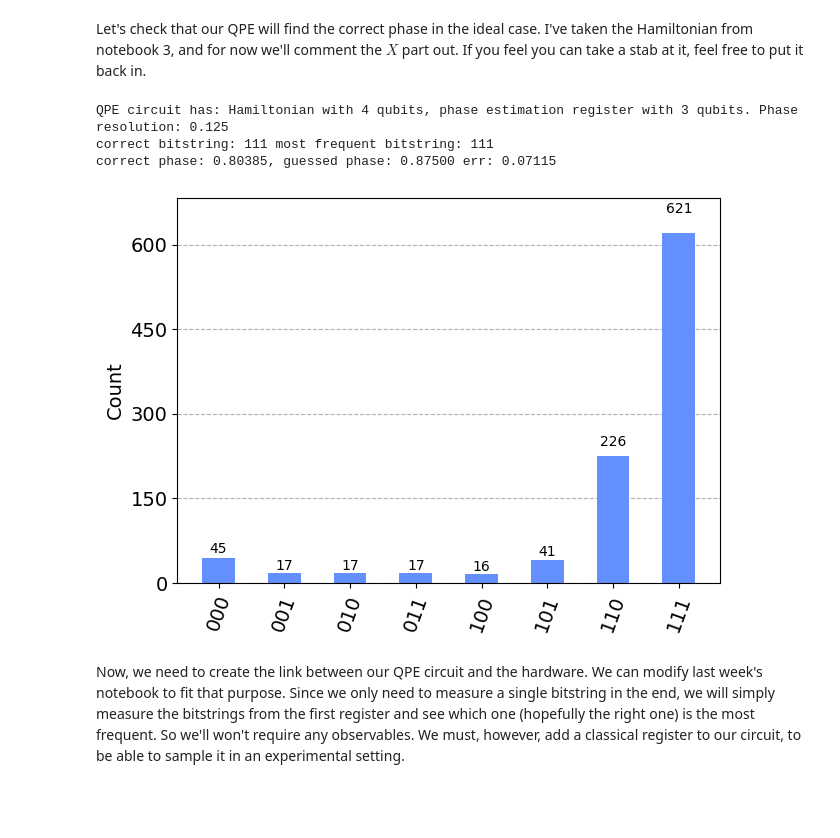
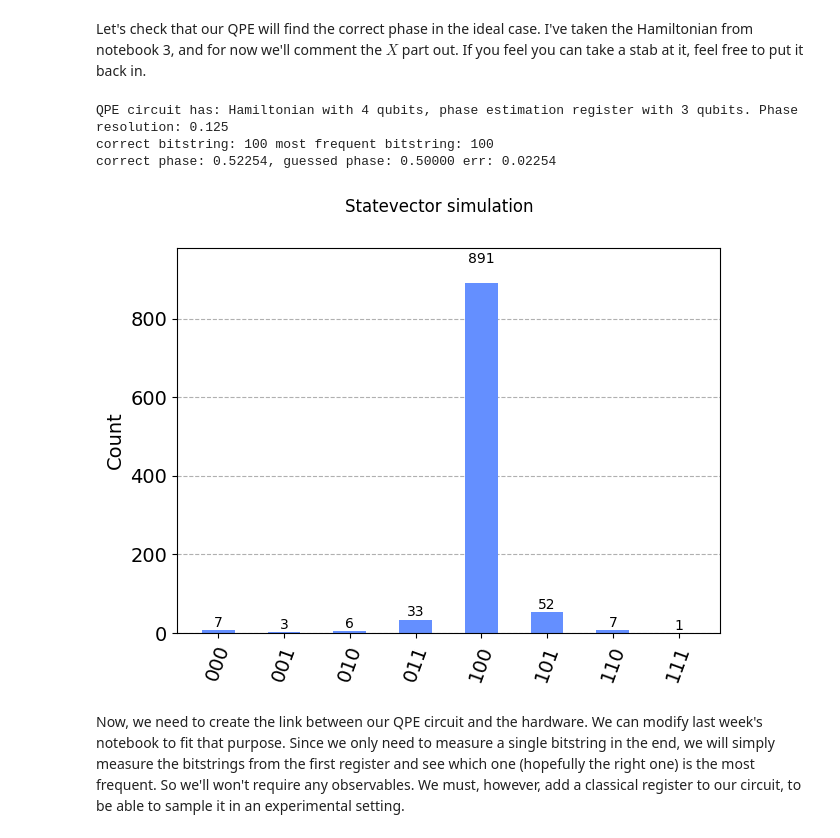
Before and after one commit to lmarti-dev/qiskit-tutorials, a Jupyter notebook: notebooks/solutions/07b_ibm_qpe.ipynb, the cells around one changed output. Cells and saved outputs as stored; diff of their text form; code cells hidden in the pictures; blank space fills up the shorter version.

```diff
--- a/notebooks/solutions/07b_ibm_qpe.ipynb
+++ b/notebooks/solutions/07b_ibm_qpe.ipynb
@@ -41,7 +47,6 @@ from qiskit.circuit.library import QFT, PauliEvolutionGate
 from qiskit.quantum_info import SparsePauliOp, Statevector
 from qiskit.result import Counts
 from qiskit.visualization import plot_histogram
-import matplotlib.pyplot as plt
 
 def from_bitstring(n_qubits:int,bitstring:str)->int:
     if isinstance(bitstring,str):
@@ -56,7 +61,7 @@ def to_bitstring(n_qubits:int,ind:str)->int:
 
 def time_evolution_unitaries(r1:int,ham:np.ndarray,time:float)->Iterable:
     for m in range(r1):
-        rut=PauliEvolutionGate(ham,time=time*(2**m))
+        rut=PauliEvolutionGate(ham,time=-time*(2**m))
         yield rut
 
 def controlled_U_gate(circ:QuantumCircuit,ctrl:int,targs:list,pauli_evgate:PauliEvolutionGate)->None:
@@ -80,7 +85,7 @@ def qpe_circuit(r1:int,ham:SparsePauliOp,target_idx:int,time_scaling:float):
 
     r2 = ham.num_qubits
     target_energy,target_state,target_state_bitstring= get_targets(ham.to_matrix(),target_idx)
-    target_phase = np.mod(target_energy*time_scaling,1)
+    target_phase = np.mod(target_energy*time_scaling/(2*np.pi),1)
     first_register=QuantumRegister(r1,"first")
     second_register=QuantumRegister(r2,"second")
 
@@ -97,9 +102,6 @@ def qpe_circuit(r1:int,ham:SparsePauliOp,target_idx:int,time_scaling:float):
         controlled_U_gate(circ=circ,ctrl=ind,targs=second_register,pauli_evgate=time_unitary)
 
     circ.append(QFT(num_qubits=len(first_register),inverse=True,do_swaps=True),qargs=first_register)
-
-
-
     return circ,target_phase,target_state,target_state_bitstring
 
 
@@ -110,48 +112,62 @@ def phase_from_counts(counts:dict)->float:
     return np.sum([(int(v))*2**-(i+1) for i,v in enumerate(bitstring)]),bitstring,fig
 
 
-def phase_from_statevector_simulation(circ:QuantumCircuit,psi:np.ndarray,n_shots:int=1000)->float:
+def phase_from_statevector_simulation(circ:QuantumCircuit,n_shots:int=1000)->float:
     statevector = Statevector.from_instruction(circ)
     r1=len(circ.qregs[0])
     counts=statevector.sample_counts(n_shots,qargs=range(r1))
-    return phase_from_counts(counts)
+    return *phase_from_counts(counts),counts
 
 def print_info(target_phase:float,computed_phase:float,output_bitstring:str,correct_bitstring:str):
     print(f"correct bitstring: {correct_bitstring} most frequent bitstring: {output_bitstring}")
     print(f"correct phase: {target_phase:.5f}, guessed phase: {computed_phase:.5f} err: {np.abs(target_phase-computed_phase):.5f}")
 
 def get_correct_bitstring(target_phase:float,r1:int):
-    return to_bitstring(r1,int(np.ceil(target_phase*(2**r1))))
+    return to_bitstring(r1,int(np.round(target_phase*(2**r1))))
 # %% [markdown]
 Let's check that our QPE will find the correct phase in the ideal case. I've taken the Hamiltonian from notebook 3, and for now we'll comment the $X$ part out. If you feel you can take a stab at it, feel free to put it back in.
 # %%
+# number of qubits in register
+r1 = 3
 r2 = 4
-J=1
-g=1
 
-hamiltonian_J = sum([J*SparsePauliOp(s*"I"+"ZZ"+(r2-2-s)*"I") for s in range(r2-1)])
+# hamiltonian parameters
+J = 1
+g = 1
+
+# I commented out the second part of the Hamiltonian. But you can uncomment it
+# if you're up for a challenge.
+hamiltonian_J = sum(
+    [J * SparsePauliOp(s * "I" + "ZZ" + (r2 - 2 - s) * "I") for s in range(r2 - 1)]
+)
 # hamiltonian_g = sum([g*SparsePauliOp(s*"I"+"X"+(num_qubits-1-s)*"I") for s in range(num_qubits-1)])
 
 # hamiltonian = hamiltonian_J + hamiltonian_g
 hamiltonian = hamiltonian_J
 
-r1=3
 
-time_scaling=np.sqrt(3)
-target_idx=0
+time_scaling = 1
+target_idx = 0
 
-circ,target_phase,target_state,target_state_bitstring = qpe_circuit(r1,hamiltonian,target_idx,time_scaling)
-correct_bitstring = get_correct_bitstring(target_phase,r1)
-computed_phase,output_bitstring,fig = phase_from_statevector_simulation(circ,target_state)
-print(f"QPE circuit has: Hamiltonian with {r2} qubits, phase estimation register with {r1} qubits. Phase resolution: {2**(-r1)}")
-print_info(target_phase,computed_phase,output_bitstring,correct_bitstring)
+circ, target_phase, target_state, target_state_bitstring = qpe_circuit(
+    r1, hamiltonian, target_idx, time_scaling
+)
+correct_bitstring = get_correct_bitstring(target_phase, r1)
+sv_computed_phase, sv_output_bitstring, sv_fig,sv_counts = phase_from_statevector_simulation(circ)
+
+
+print(
+    f"QPE circuit has: Hamiltonian with {r2} qubits, phase estimation register with {r1} qubits. Phase resolution: {2**(-r1)}"
+)
+print_info(target_phase, sv_computed_phase, sv_output_bitstring, correct_bitstring)
 # neat trick to show the figure in jupyter notebook
-fig
+sv_fig.suptitle("Statevector simulation")
+sv_fig
 # %% [output]
 QPE circuit has: Hamiltonian with 4 qubits, phase estimation register with 3 qubits. Phase resolution: 0.125
-correct bitstring: 111 most frequent bitstring: 111
-correct phase: 0.80385, guessed phase: 0.87500 err: 0.07115
+correct bitstring: 100 most frequent bitstring: 100
+correct phase: 0.52254, guessed phase: 0.50000 err: 0.02254
-[figure, old version]
+[figure, new version]
 # %% [markdown]
 Now, we need to create the link between our QPE circuit and the hardware. We can modify last week's notebook to fit that purpose. Since we only need to measure a single bitstring in the end, we will simply measure the bitstrings from the first register and see which one (hopefully the right one) is the most frequent. So we'll won't require any observables. We must, however, add a classical register to our circuit, to be able to sample it in an experimental setting.
 # %%
```
Also changed, not shown: parts of 11 cells of this notebook.
